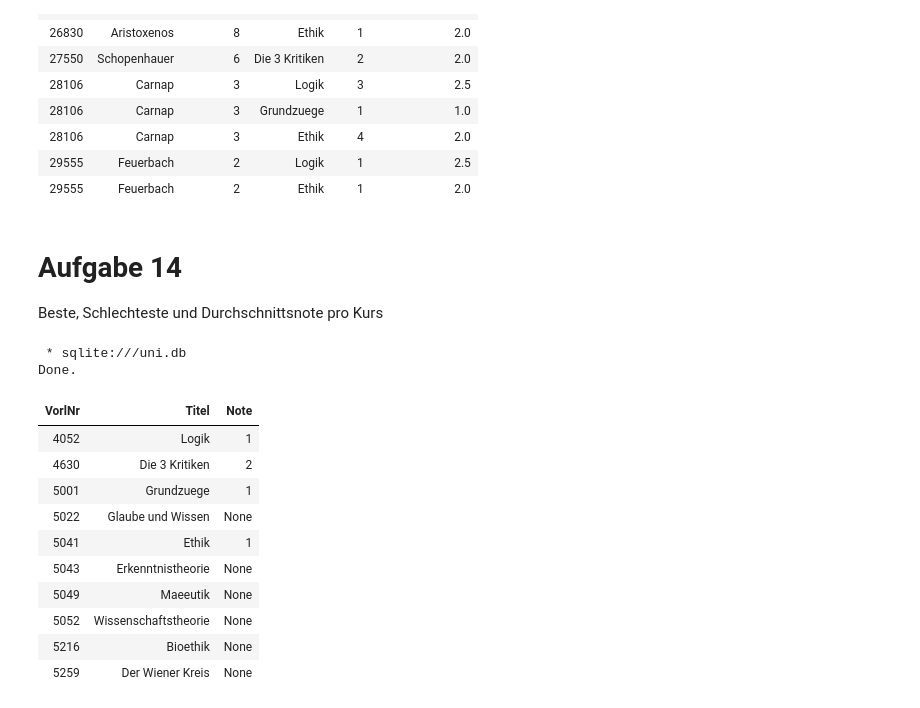
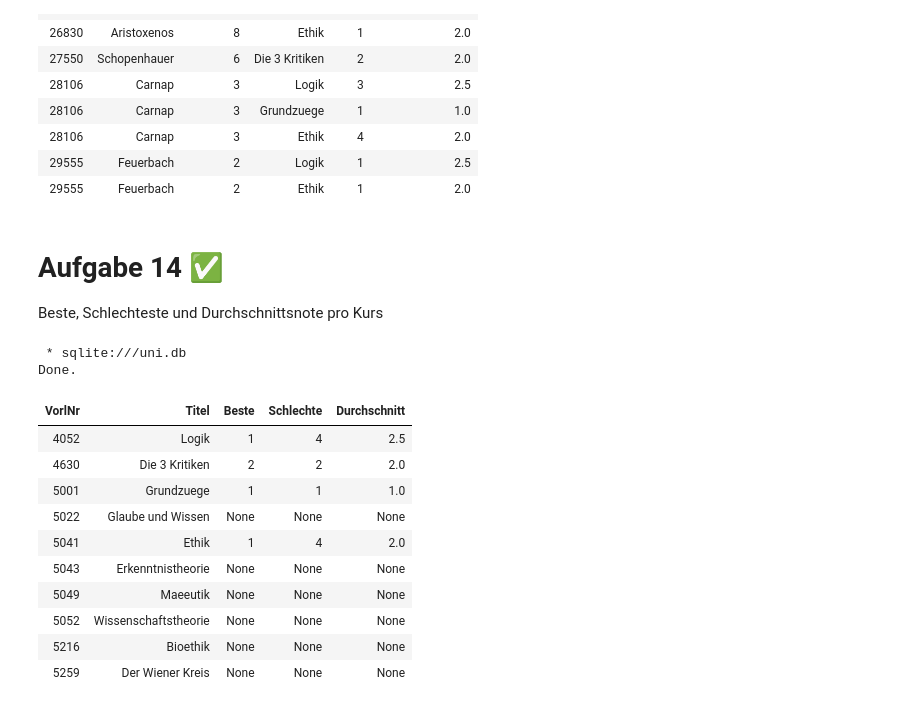
Before and after one commit to Bryanbu2014/database, a Jupyter notebook: exercises-ss24/Aufgabe_Hochschulnotebook.ipynb, the cells around one changed output. Cells and saved outputs as stored; diff of their text form; code cells hidden in the pictures.

```diff
--- a/exercises-ss24/Aufgabe_Hochschulnotebook.ipynb
+++ b/exercises-ss24/Aufgabe_Hochschulnotebook.ipynb
@@ -465,36 +465,36 @@ Done.
 | 29555 | Feuerbach | 2 | Logik | 1 | 2.5 |
 | 29555 | Feuerbach | 2 | Ethik | 1 | 2.0 |
 # %% [markdown]
-# Aufgabe 14
+# Aufgabe 14 ✅
 
 Beste, Schlechteste und Durchschnittsnote pro Kurs
 # %%
 %%sql
 
 WITH beste(VorlNr, Beste, Schlechte, Durchschnitt) AS (
     SELECT VorlNr, MIN(Note), MAX(Note), AVG(Note)
     FROM pruefen
     GROUP BY VorlNr
 )
 
-SELECT vor.VorlNr, vor.Titel, beste.Note
+SELECT vor.VorlNr, vor.Titel, beste.Beste, beste.Schlechte, beste.Durchschnitt
 FROM Vorlesungen vor
 LEFT JOIN pruefen pru
 USING(VorlNr)
 LEFT JOIN beste
 USING(VorlNr)
 GROUP BY VorlNr
 # %% [output]
  * sqlite:///uni.db
 Done.
-| VorlNr | Titel | Note |
-| 4052 | Logik | 1 |
-| 4630 | Die 3 Kritiken | 2 |
-| 5001 | Grundzuege | 1 |
-| 5022 | Glaube und Wissen | None |
-| 5041 | Ethik | 1 |
-| 5043 | Erkenntnistheorie | None |
-| 5049 | Maeeutik | None |
-| 5052 | Wissenschaftstheorie | None |
-| 5216 | Bioethik | None |
-| 5259 | Der Wiener Kreis | None |
+| VorlNr | Titel | Beste | Schlechte | Durchschnitt |
+| 4052 | Logik | 1 | 4 | 2.5 |
+| 4630 | Die 3 Kritiken | 2 | 2 | 2.0 |
+| 5001 | Grundzuege | 1 | 1 | 1.0 |
+| 5022 | Glaube und Wissen | None | None | None |
+| 5041 | Ethik | 1 | 4 | 2.0 |
+| 5043 | Erkenntnistheorie | None | None | None |
+| 5049 | Maeeutik | None | None | None |
+| 5052 | Wissenschaftstheorie | None | None | None |
+| 5216 | Bioethik | None | None | None |
+| 5259 | Der Wiener Kreis | None | None | None |
```
Also changed, not shown: parts of 5 cells of this notebook.
